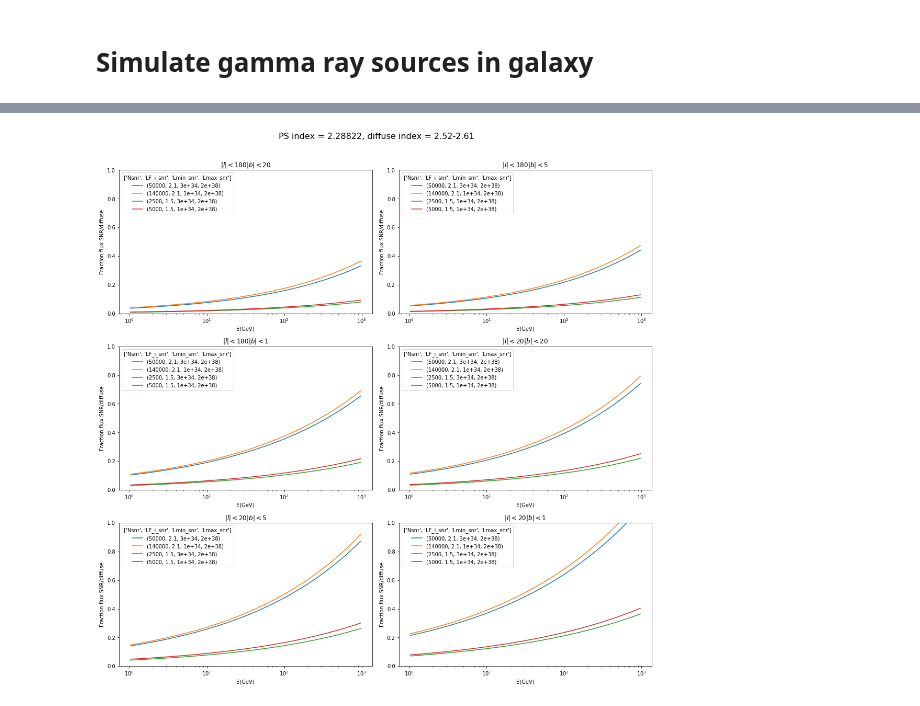
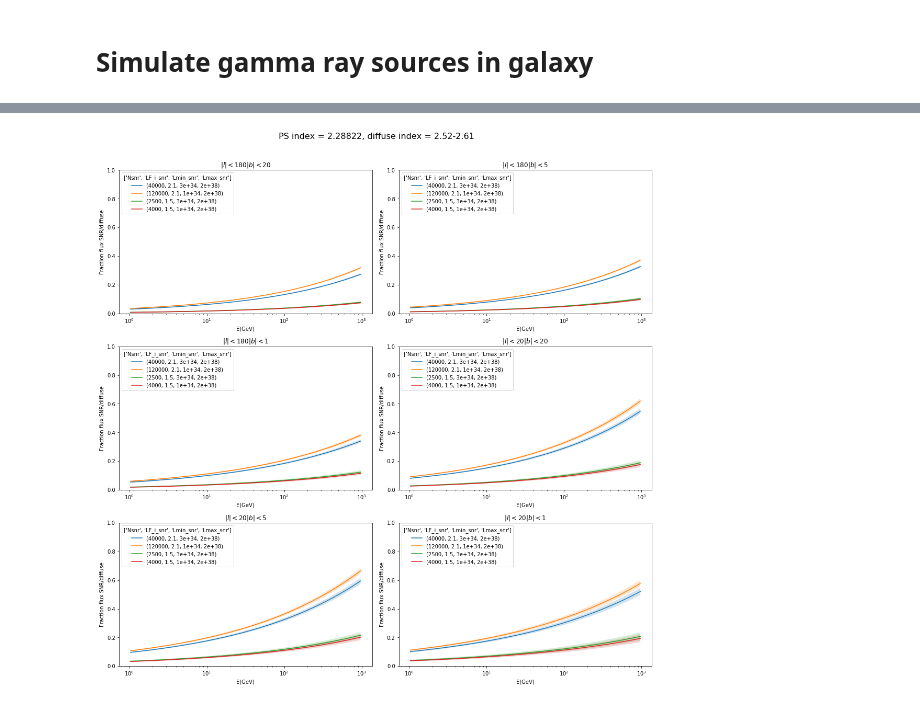
Before and after one commit to martp91/y-rays-UPS, a Jupyter notebook: sim_gamma_sources.ipynb, the cells around one changed output, grey strips where cells are left out. Drawn from its saved outputs; the diff is of its cells as text; code cells hidden in the pictures.

```diff
--- a/sim_gamma_sources.ipynb
+++ b/sim_gamma_sources.ipynb
@@ -137,8 +137,9 @@ def read_catalog(fn,catalog='fgl',classes=['pwn','snr','spp']):
 # %%
 ##Load 3fgl data and get average spectrum and histogram of fluxes from here
 file_3fgl = 'gll_psc_v16.fit'
-data_3fgl = fits.getdata(file_3fgl)
+
 hist_3fgl_snr,intp_3fgl_snr_normed,snr_index = read_catalog('gll_psc_v16.fit')
+hist_3fgl_psr,intp_3fgl_psr_normed,psr_index = read_catalog('gll_psc_v16.fit',classes=['psr'])
 # %%
 ###Load diffuse flux from skyfact fit
 
@@ -309,7 +327,7 @@ def ave_samples(Nsmpl=10,Nsnr=100000,Npsr=20000,LF_i_snr=1.5,LF_i_psr=1.7,
 ind = 1.7
 Nn = 30000
 
-options_labels = ['Nsnr','LF_i_snr','Lmin_snr','Lmax_snr','flux_cutoff','fermi_thres']
+options_labels = ['Nsnr','LF_i_snr','Lmin_snr','Lmax_snr','alpha','beta','H','flux_cutoff','fermi_thres']
 lmax = 5e38
 
 options = [(10000,1.5,5e32,lmax),(10000,1.6,3e33,lmax),(150000,1.8,5e32,lmax),(100000,1.9,3e33,lmax),
@@ -337,19 +355,42 @@ options = [(Nn,1.5,1e32,5e38),(Nn,1.6,7e32,5e38),(Nn,1.7,2e33,lmax),(Nn,1.8,6e33
 
 Lmin = 2e34
 Lmax = 2e38
-options = [(50000,2.1,3e34,Lmax),(140000,2.1,1e34,Lmax),(2500,1.5,3e34,Lmax),(5000,1.5,1e34,Lmax)]
+
+
+### These overestimate the number of counts at flux >5e-9 by ~10-20
+options = [(40000,2.1,3e34,Lmax),(120000,2.1,1e34,Lmax),(2500,1.5,3e34,Lmax),(4000,1.5,1e34,Lmax)]
+
+#options = [(140000,2.1,1e34,Lmax,alp_snr,bet_snr,H_snr,5e-10),
+#           (140000,2.1,1e34,Lmax,alp_snr,0.5*bet_snr,H_snr,5e-10),
+#           (140000,2.1,1e34,Lmax,alp_snr,2*bet_snr,H_snr,5e-10)]
+
+#options = [(140000,2.1,1e34,Lmax,alp_snr,bet_snr,H_snr,1e-10),
+#           (140000,2.1,1e34,Lmax,alp_snr,bet_snr,H_snr,5e-10),
+#           (140000,2.1,1e34,Lmax,alp_snr,bet_snr,H_snr,1e-9),
+#           (140000,2.1,1e34,Lmax,alp_snr,bet_snr,H_snr,5e-11),
+#           (140000,2.1,1e34,Lmax,alp_snr,bet_snr,H_snr,5e-9)]
+
+#options=[(30000,1.7,1e34,1e38)]
 
 snr_frac = []
 options_print = []
 snr_spec = []
+snr_frac_std = []
+snr_spec_std = []
 for op in options:
     N,LF_i,Lmin,Lmax = op
-    ave_frac_snr,ave_spec_snr = ave_samples(10,Nsnr=N,Npsr=0,LF_i_snr=LF_i,Lmin_snr=Lmin,Lmax_snr=Lmax)
-                                           #,plothist=True,printstatements=False)
+    ave_frac_snr,ave_spec_snr,std_frac_snr,std_spec_snr = ave_samples(1000,Nsnr=N,LF_i_snr=LF_i,
+                                            Lmin_snr=Lmin,Lmax_snr=Lmax,
+                                           plothist=True,printstatements=False,source_class='SNR')
+   # ave_frac_psr,ave_spec_psr = ave_samples(10,N,LF_i,Lmin,Lmax,source_class='PSR',
+   #                                         plothist=True,alpha=a,beta=b,H=h)
     options_print.append(op)
-    #print Lmin,Lmax
     snr_frac.append(ave_frac_snr)
     snr_spec.append(ave_spec_snr)
+    snr_frac_std.append(std_frac_snr)
+    snr_spec_std.append(std_spec_snr)
+
+
 #print snr_frac
 print "done..."
 # %% [output]
@@ -361,25 +406,33 @@ done...
 # %%
 snr_frac = np.array(snr_frac)
+snr_frac_std = np.array(snr_frac_std)
 fig2 = plt.figure(figsize=(15,20))
 gs2 = gridspec.GridSpec(4,2)
+iE100 = np.argmin(E<100)
+
 for di in range(len(spec_diff_lb)):
+   #print "At abs(l,b):",lb[di]
     gsi2 = gridspec.GridSpecFromSubplotSpec(1,1,subplot_spec=gs2[di])
     ax2 = plt.Subplot(fig2,gs2[di])
     for i,sf in enumerate(snr_frac):
+        #print options_print[i]
         div = snr_frac[i,di]
         ax2.semilogx(E,div,label=options_print[i])
+        ax2.fill_between(E,div-snr_frac_std[i,di],div+snr_frac_std[i,di],alpha=0.2)
+        ax2.set_xscale('log',nonposx='clip')
+        #print "At %.1f GeV the fraction is %.2f "%(E[iE100],div[iE100])
     ax2.set_ylim([0.001,1])
     ax2.set_title(r'$|l| < %s |b| < %s$'%lb[di])
     ax2.set_xlabel('E(GeV)')
     ax2.set_ylabel('Fraction flux SNR/diffuse')
     fig2.add_subplot(ax2)
     plt.legend(loc=2, title=options_labels[0:4])
 ##Plot legend in seperate subplot
 fig2.suptitle(r'PS index = %s, diffuse index = 2.52-2.61'%(snr_index),fontsize=16)
 fig2.tight_layout(rect=[0, 0.03, 1, 0.95])
 plt.savefig('fraction_ps_diffuse_1.pdf')
 # %% [output]
-[figure, old version]
+[figure, new version]
 # %%
 ###Plot the fraction of unresolved/diffuse emission
 snr_spec = np.array(snr_spec)
```
Also changed, not shown: parts of 5 cells of this notebook.
